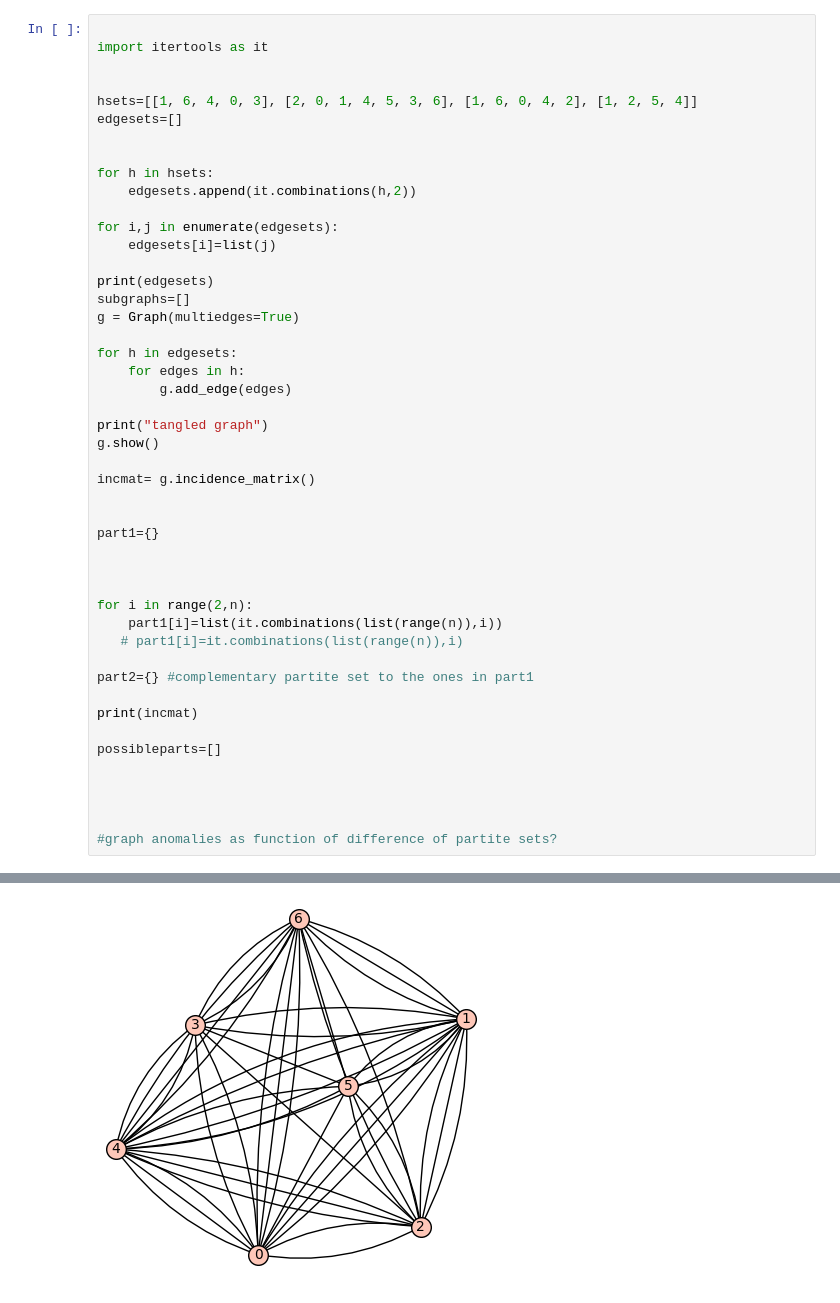
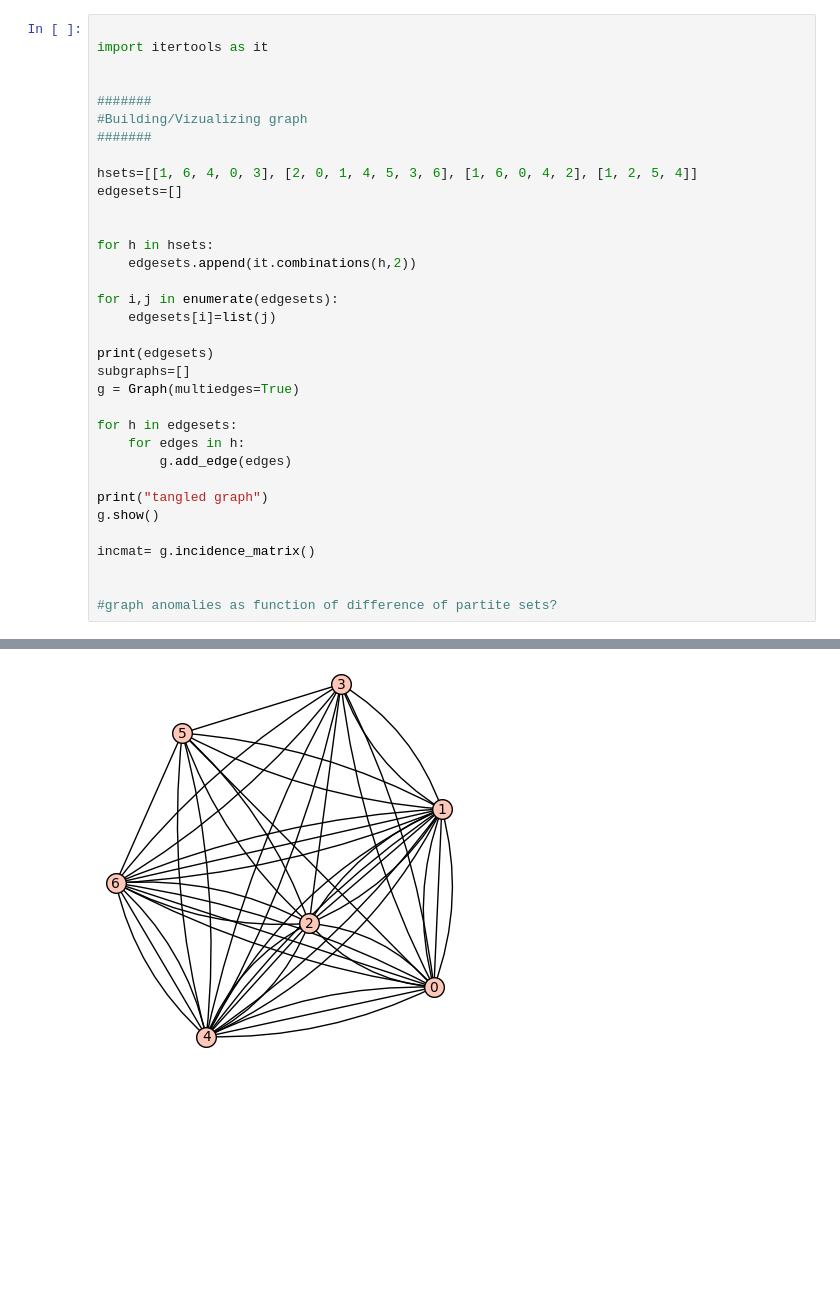
Before and after one commit to tnutala/projects, a Jupyter notebook: MATH496/Untangling.ipynb, the cells around one changed output, grey strips where cells are left out. Drawn from its saved outputs; the diff is of its cells as text; blank space fills up the shorter version.

```diff
--- a/MATH496/Untangling.ipynb
+++ b/MATH496/Untangling.ipynb
@@ -26,50 +88,37 @@ print("vertex sets of the h graphs",hsets)
 
 import itertools as it
 
+
+#######
+#Building/Vizualizing graph
+#######
 
 hsets=[[1, 6, 4, 0, 3], [2, 0, 1, 4, 5, 3, 6], [1, 6, 0, 4, 2], [1, 2, 5, 4]]
 edgesets=[]
 
 
 for h in hsets:
     edgesets.append(it.combinations(h,2))
 
 for i,j in enumerate(edgesets):
     edgesets[i]=list(j)
 
 print(edgesets)
 subgraphs=[]
 g = Graph(multiedges=True)
 
 for h in edgesets:
     for edges in h:
         g.add_edge(edges)
 
 print("tangled graph")
 g.show()
 
 incmat= g.incidence_matrix()
 
 
-part1={}
-
-
-
-for i in range(2,n):
-    part1[i]=list(it.combinations(list(range(n)),i))
-   # part1[i]=it.combinations(list(range(n)),i)
-
-part2={} #complementary partite set to the ones in part1
-
-print(incmat)
-
-possibleparts=[]
-
-
-
-
 #graph anomalies as function of difference of partite sets?
 # %% [output]
 [[(1, 6), (1, 4), (1, 0), (1, 3), (6, 4), (6, 0), (6, 3), (4, 0), (4, 3), (0, 3)], [(2, 0), (2, 1), (2, 4), (2, 5), (2, 3), (2, 6), (0, 1), (0, 4), (0, 5), (0, 3), (0, 6), (1, 4), (1, 5), (1, 3), (1,  ...
 tangled graph
-[figure, old version]
+[figure, new version]
```
Also changed, not shown: parts of 5 cells of this notebook.
